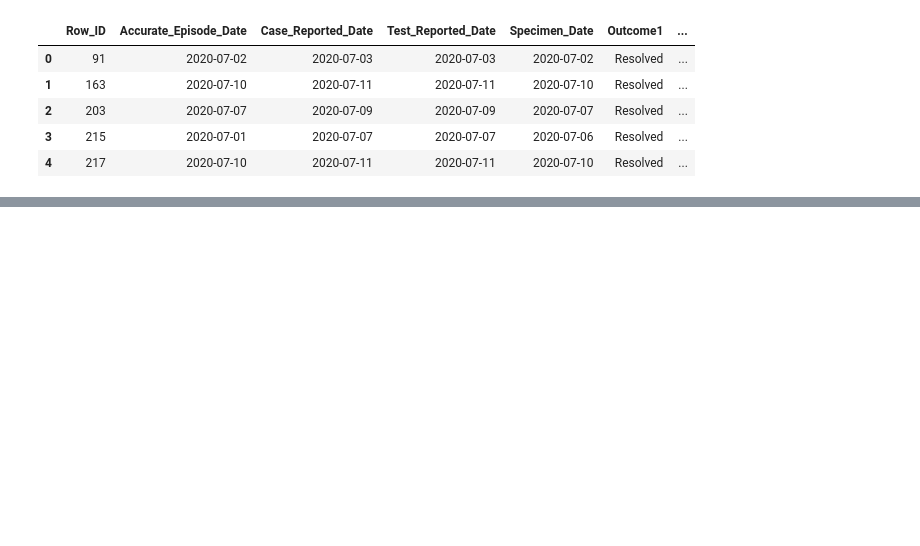
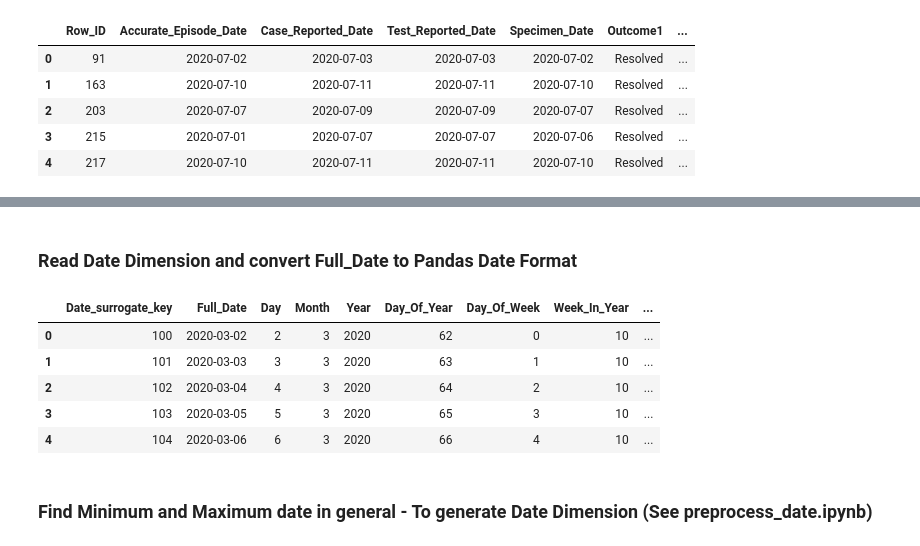
Before and after one commit to vekshan/Covid-19-Tracking-and-Lifestyle-Trends, a Jupyter notebook: generate_fact_table.ipynb, the cells around one changed output, grey strips where cells are left out. Cells and saved outputs as stored; diff of their text form; code cells hidden in the pictures; blank space fills up the shorter version.

```diff
--- a/generate_fact_table.ipynb
+++ b/generate_fact_table.ipynb
@@ -56,0 +168,15 @@ fact.head()
+# %% [markdown]
+### Read Date Dimension and convert Full_Date to Pandas Date Format
+# %%
+Date_dimension = pd.read_csv("Date_dimension.csv")
+Date_dimension['Full_Date'] = pd.to_datetime(Date_dimension['Full_Date'])
+Date_dimension.head()
+# %% [output]
+|  | Date_surrogate_key | Full_Date | Day | Month | Year | Day_Of_Year | Day_Of_Week | Week_In_Year | ... |
+| 0 | 100 | 2020-03-02 | 2 | 3 | 2020 | 62 | 0 | 10 | ... |
+| 1 | 101 | 2020-03-03 | 3 | 3 | 2020 | 63 | 1 | 10 | ... |
+| 2 | 102 | 2020-03-04 | 4 | 3 | 2020 | 64 | 2 | 10 | ... |
+| 3 | 103 | 2020-03-05 | 5 | 3 | 2020 | 65 | 3 | 10 | ... |
+| 4 | 104 | 2020-03-06 | 6 | 3 | 2020 | 66 | 4 | 10 | ... |
+# %% [markdown]
+### Find Minimum and Maximum date in general - To generate Date Dimension (See preprocess_date.ipynb)
```
Also changed, not shown: parts of 50 cells of this notebook, 9 other files.
